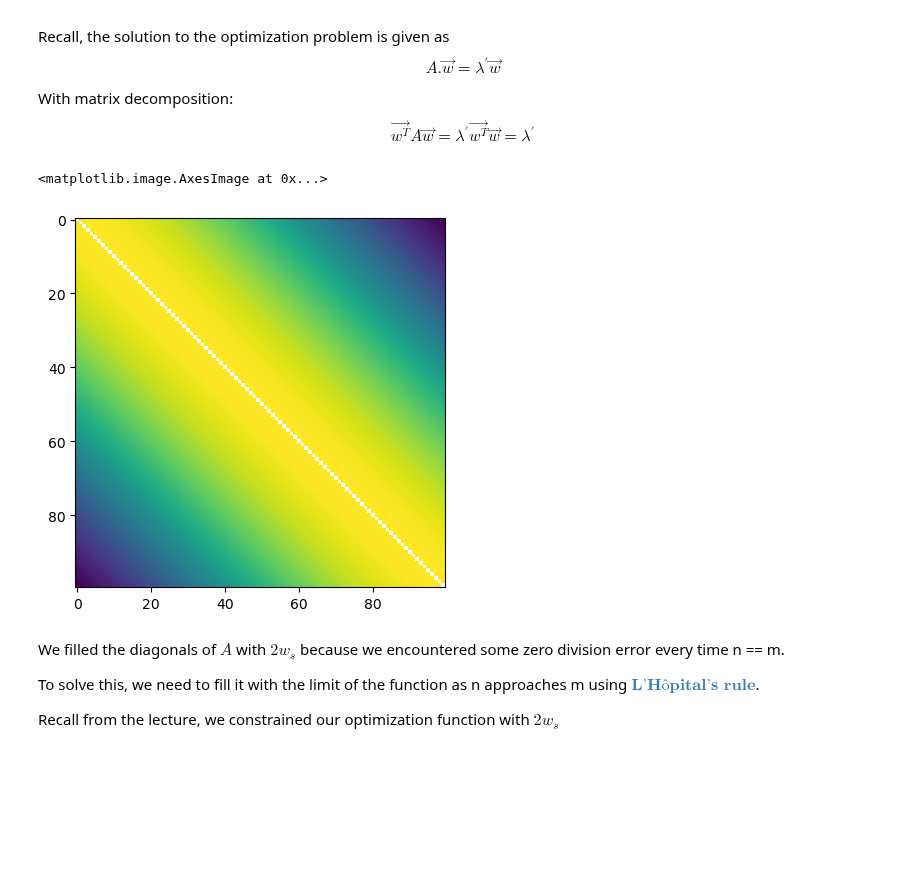
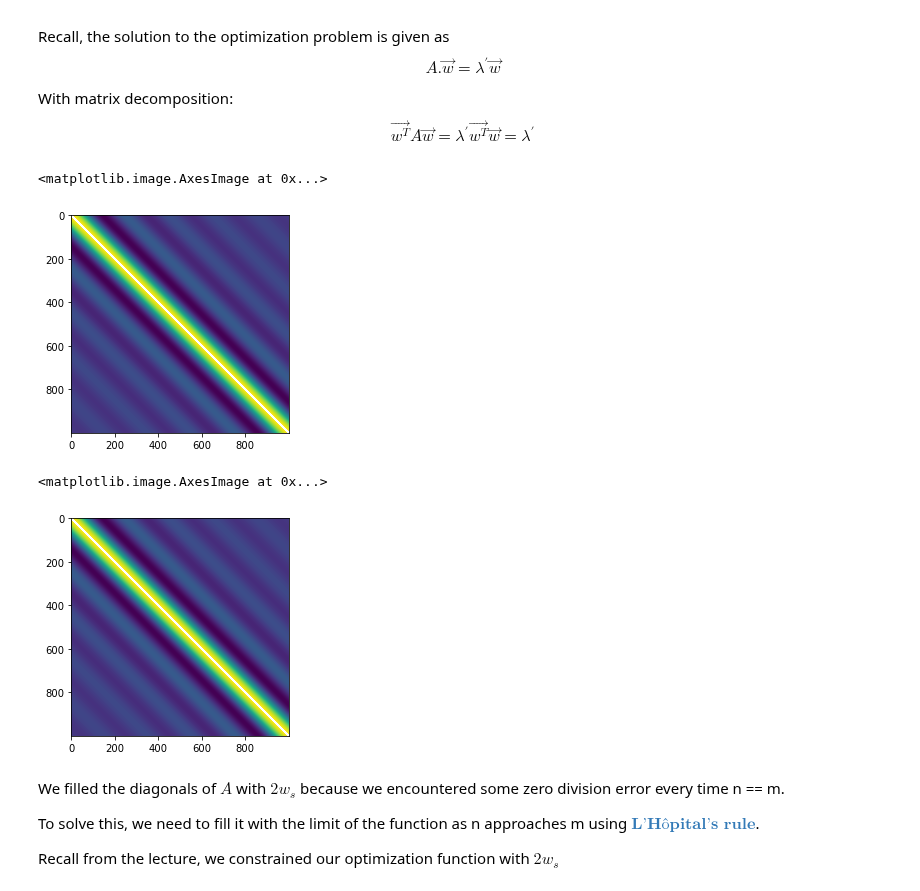
Before and after one commit to kerim325/SIP_Tutorials, a Jupyter notebook: multitapers/multitapers_solutions.ipynb, the cells around one changed output. Cells and saved outputs as stored; diff of their text form; code cells hidden in the pictures; blank space fills up the shorter version.

```diff
--- a/multitapers/multitapers_solutions.ipynb
+++ b/multitapers/multitapers_solutions.ipynb
@@ -76,18 +208,31 @@ $$\vec{w^{T}}A\vec{w} = \lambda^{'}\vec{w^{T}}\vec{w} = \lambda^{'}$$
 # %%
 # let N be 100 in this case
 
-N = 100
+N = 1000
 w_s = 0.01*np.pi  # here we selected an allowable threshold of 0.1, this will be tuned afterwards
 
 m = np.arange(N)
 n = np.arange(N)
 
 A = 2 * np.sin(w_s * (n[:,None] - m[None,:])) / (n[:,None] - m[None,:])
 
 plt.imshow(A)
 # %% [output]
 <matplotlib.image.AxesImage at 0x...>
-[figure, old version]
+[figure, new version]
+# %%
+N = 1000
+w_s = 0.01*np.pi  # here we selected an allowable threshold of 0.1, this will be tuned afterwards
+
+m = np.arange(N)
+n = np.arange(N)
+
+A = 2 * np.sin(w_s * (n[:,None] - m[None,:])) / (n[:,None] - m[None,:])
+
+plt.imshow(A)
+# %% [output]
+<matplotlib.image.AxesImage at 0x...>
+[figure, added]
 # %% [markdown]
 We filled the diagonals of $A$ with $2w_{s}$ because we encountered some zero division error every time n == m.
 
```
Also changed, not shown: parts of 29 cells of this notebook, 6 other files.
